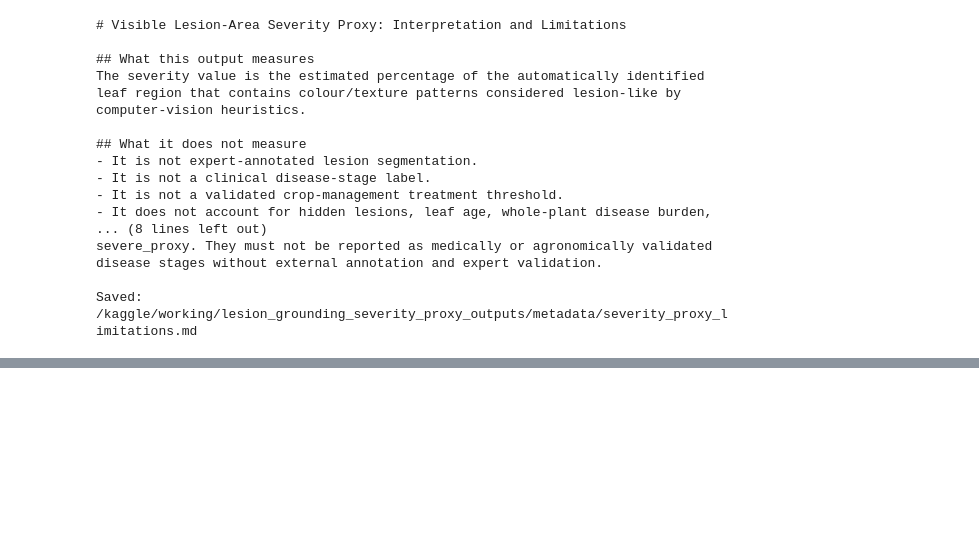
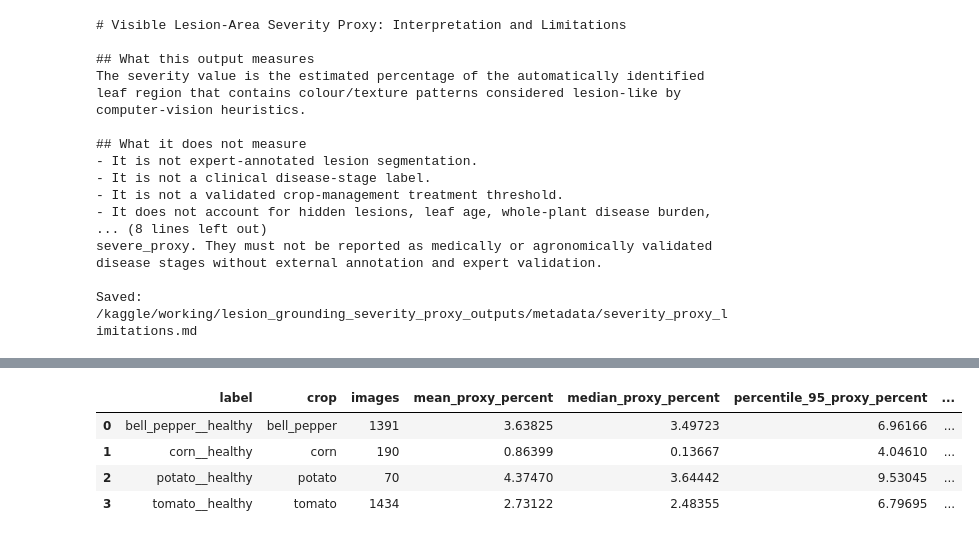
Before and after one commit to prajwal816/Crop-Disease-Detection, a Jupyter notebook: 09_lesion_grounding_severity_proxy.ipynb, the cells around one changed output, grey strips where cells are left out. Drawn from its saved outputs; the diff is of its cells as text; code cells hidden in the pictures; blank space fills up the shorter version.

Commit message:
Kaggle Notebook | 09_lesion_grounding_severity_proxy | Version 3

```diff
--- a/09_lesion_grounding_severity_proxy.ipynb
+++ b/09_lesion_grounding_severity_proxy.ipynb
@@ -1604,3 +1604,47 @@ print("10_external_domain_shift_plantdoc")
 
 Next notebook:
 10_external_domain_shift_plantdoc
+# %%
+healthy_control_df = valid_severity_df[
+    valid_severity_df["label"].str.endswith("__healthy")
+].copy()
+
+healthy_summary = (
+    healthy_control_df
+    .groupby(["label", "crop"], as_index=False)
+    .agg(
+        images=("image_path", "count"),
+        mean_proxy_percent=(
+            "visible_lesion_percent",
+            "mean"
+        ),
+        median_proxy_percent=(
+            "visible_lesion_percent",
+            "median"
+        ),
+        percentile_95_proxy_percent=(
+            "visible_lesion_percent",
+            lambda values: values.quantile(0.95)
+        ),
+        low_proxy_images=(
+            "severity_proxy_band",
+            lambda values: (
+                values == "low_proxy"
+            ).sum()
+        ),
+        review_required_images=(
+            "severity_proxy_band",
+            lambda values: (
+                values == "proxy_requires_review"
+            ).sum()
+        )
+    )
+)
+
+display(healthy_summary)
+# %% [output]
+|  | label | crop | images | mean_proxy_percent | median_proxy_percent | percentile_95_proxy_percent | ... |
+| 0 | bell_pepper__healthy | bell_pepper | 1391 | 3.63825 | 3.49723 | 6.96166 | ... |
+| 1 | corn__healthy | corn | 190 | 0.86399 | 0.13667 | 4.04610 | ... |
+| 2 | potato__healthy | potato | 70 | 4.37470 | 3.64442 | 9.53045 | ... |
+| 3 | tomato__healthy | tomato | 1434 | 2.73122 | 2.48355 | 6.79695 | ... |
```
Also changed, not shown: parts of 1 cell of this notebook.
